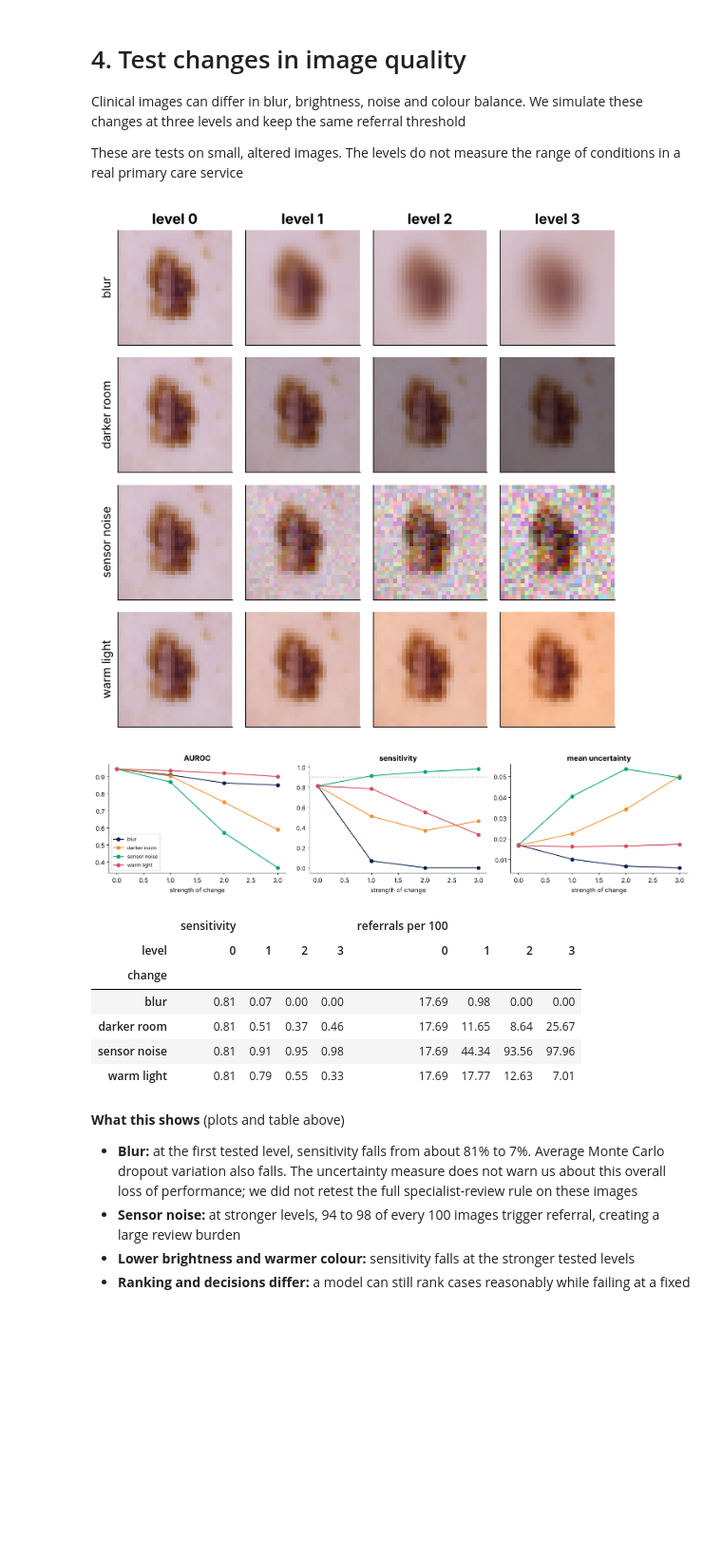
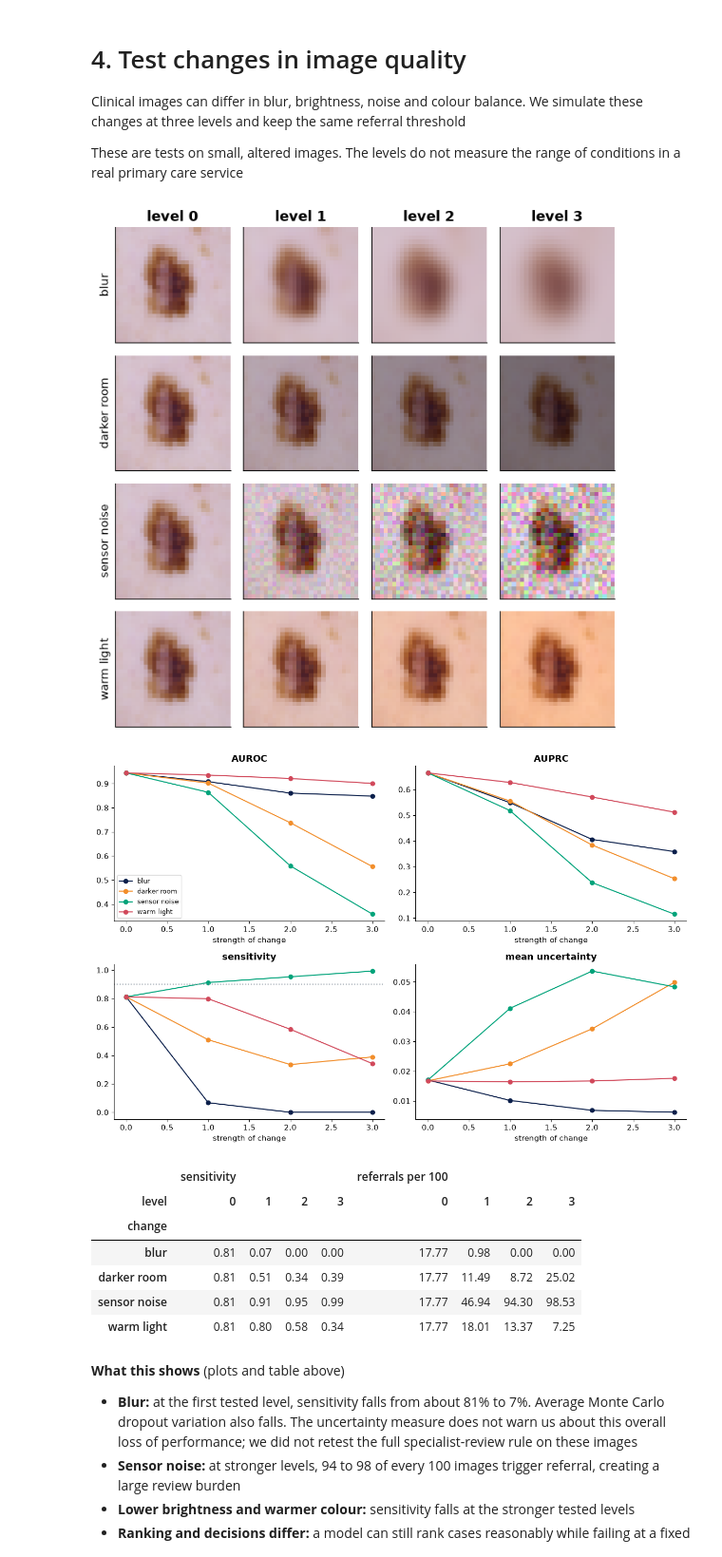
Before and after one commit to IE-ML-for-Healthcare/Deep-learning-RAI, a Jupyter notebook: 05_DL_trust_referral_and_decision.ipynb, the cells around one changed output. Shown at 95% size. Saved outputs shown, nothing was run; the diff lists cells and outputs as text; code cells hidden in the pictures; blank space fills up the shorter version.

```diff
--- a/05_DL_trust_referral_and_decision.ipynb
+++ b/05_DL_trust_referral_and_decision.ipynb
@@ -112,11 +114,13 @@ def train_cnn(Xtr, ytr, Xva, yva, epochs=15, use_augment=True, seed=0, verbose=T
         for i in range(0, len(yt), 128):
             b = perm[i:i + 128]; x = augment(Ttr[b]) if use_augment else Ttr[b]
             opt.zero_grad(); loss = lossf(model(x).squeeze(1), yt[b]); loss.backward(); opt.step(); tot += loss.item() * len(b)
-        auc = roc_auc_score(yva, predict_cnn(model, Tva))
-        hist.append({"epoch": ep + 1, "train_loss": tot / len(yt), "val_auroc": auc})
-        if auc > best: best, state = auc, {k: v.clone() for k, v in model.state_dict().items()}
+        pva = predict_cnn(model, Tva)
+        auc = roc_auc_score(yva, pva)
+        auprc = average_precision_score(yva, pva)
+        hist.append({"epoch": ep + 1, "train_loss": tot / len(yt), "val_auroc": auc, "val_auprc": auprc})
+        if auc > best: best, best_auprc, state = auc, auprc, {k: v.clone() for k, v in model.state_dict().items()}
     model.load_state_dict(state); model.eval()
-    if verbose: print(f"trained {epochs} epochs in {time.time() - t0:.0f} s, best validation AUROC {best:.3f}")
+    if verbose: print(f"trained {epochs} epochs in {time.time() - t0:.0f} s, selected validation AUROC {best:.3f}, AUPRC {best_auprc:.3f}")
     return model, (mu, sd), pd.DataFrame(hist)
 # %%
 # Load the session 3 model if it exists; otherwise retrain it with the same recipe (about 20 to 60 seconds)
@@ -312,46 +316,46 @@ These are tests on small, altered images. The levels do not measure the range of
 from scipy.ndimage import gaussian_filter
 def corrupt(X, kind, level):
     Xf = X.astype(np.float32) / 255.0
     if kind == "blur": Xf = np.stack([gaussian_filter(im, sigma=(level, level, 0)) for im in Xf])
     if kind == "darker room": Xf = Xf * (1 - 0.15 * level)
     if kind == "sensor noise": Xf = Xf + np.random.default_rng(0).normal(0, 0.04 * level, Xf.shape)
     if kind == "warm light": Xf = Xf * np.array([1 + 0.06 * level, 1.0, 1 - 0.08 * level])
     return (np.clip(Xf, 0, 1) * 255).astype(np.uint8)
 kinds = ["blur", "darker room", "sensor noise", "warm light"]
 ex = data["test"]["X"][np.where(yt == 1)[0][5]]
 fig, axes = plt.subplots(len(kinds), 4, figsize=(7, 7))
 for r, k in enumerate(kinds):
     for c, lev in enumerate([0, 1, 2, 3]):
         axes[r, c].imshow(corrupt(ex[None], k, lev)[0] if lev else ex); axes[r, c].set_xticks([]); axes[r, c].set_yticks([])
         if c == 0: axes[r, c].set_ylabel(k)
         if r == 0: axes[r, c].set_title(f"level {lev}")
 plt.tight_layout(); plt.show()
 
 rows = []
 for k in kinds:
     for lev in [0, 1, 2, 3]:
         Xc = data["test"]["X"] if lev == 0 else corrupt(data["test"]["X"], k, lev)
         Tc = to_tensor(Xc, mu, sd); q = platt.predict_proba(logit(predict_cnn(model, Tc)))[:, 1]
-        rows.append({"change": k, "level": lev, "AUROC": roc_auc_score(yt, q), "sensitivity": (q[yt == 1] >= t90).mean(),
+        rows.append({"change": k, "level": lev, "AUROC": roc_auc_score(yt, q), "AUPRC": average_precision_score(yt, q), "sensitivity": (q[yt == 1] >= t90).mean(),
                      "referrals per 100": 100 * (q >= t90).mean(), "mean uncertainty": mc_dropout(model, Tc, 20).mean()})
 rob = pd.DataFrame(rows)
-fig, axes = plt.subplots(1, 3, figsize=(15, 3.8))
+fig, axes = plt.subplots(2, 2, figsize=(12, 8))
 for k, col in zip(kinds, [NAVY, ORANGE, GREEN, RED]):
     d = rob[rob.change == k]
-    for ax, met in zip(axes, ["AUROC", "sensitivity", "mean uncertainty"]):
+    for ax, met in zip(axes.ravel(), ["AUROC", "AUPRC", "sensitivity", "mean uncertainty"]):
         ax.plot(d.level, d[met], "o-", color=col, label=k); ax.set_title(met); ax.set_xlabel("strength of change")
-axes[1].axhline(0.9, color=GREY, ls=":"); axes[0].legend(fontsize=9); plt.tight_layout(); plt.show()
+axes[1, 0].axhline(0.9, color=GREY, ls=":"); axes[0, 0].legend(fontsize=9); plt.tight_layout(); plt.show()
 display(rob.pivot(index="change", columns="level", values=["sensitivity", "referrals per 100"]).round(2))
 # %% [output]
-[figure, old version]
+[figure, new version]
-[figure, old version]
+[figure, new version]
 |  | sensitivity |  |  |  | referrals per 100 |  |  |  |
 | level | 0 | 1 | 2 | 3 | 0 | 1 | 2 | 3 |
 | change |  |  |  |  |  |  |  |  |
-| blur | 0.81 | 0.07 | 0.00 | 0.00 | 17.69 | 0.98 | 0.00 | 0.00 |
-| darker room | 0.81 | 0.51 | 0.37 | 0.46 | 17.69 | 11.65 | 8.64 | 25.67 |
-| sensor noise | 0.81 | 0.91 | 0.95 | 0.98 | 17.69 | 44.34 | 93.56 | 97.96 |
-| warm light | 0.81 | 0.79 | 0.55 | 0.33 | 17.69 | 17.77 | 12.63 | 7.01 |
+| blur | 0.81 | 0.07 | 0.00 | 0.00 | 17.77 | 0.98 | 0.00 | 0.00 |
+| darker room | 0.81 | 0.51 | 0.34 | 0.39 | 17.77 | 11.49 | 8.72 | 25.02 |
+| sensor noise | 0.81 | 0.91 | 0.95 | 0.99 | 17.77 | 46.94 | 94.30 | 98.53 |
+| warm light | 0.81 | 0.80 | 0.58 | 0.34 | 17.77 | 18.01 | 13.37 | 7.25 |
 # %% [markdown]
 **What this shows** (plots and table above)
 
```
Also changed, not shown: parts of 4 cells of this notebook, 2 other files.
